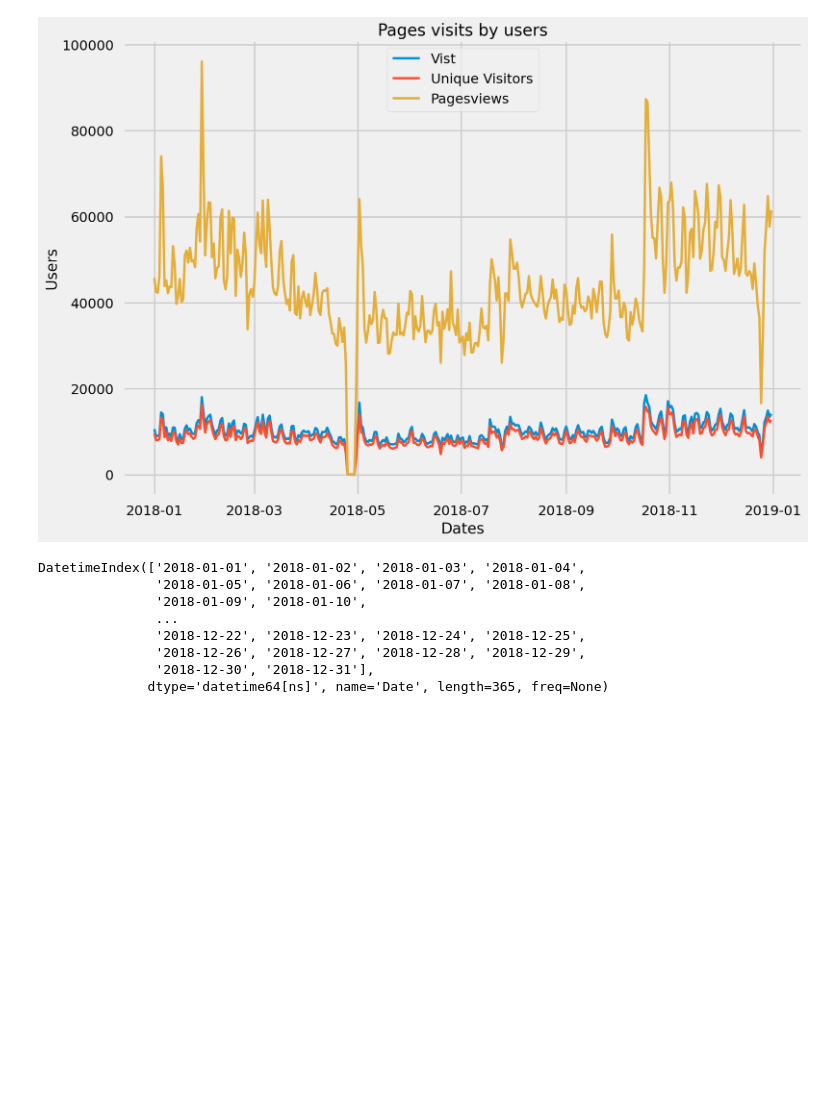
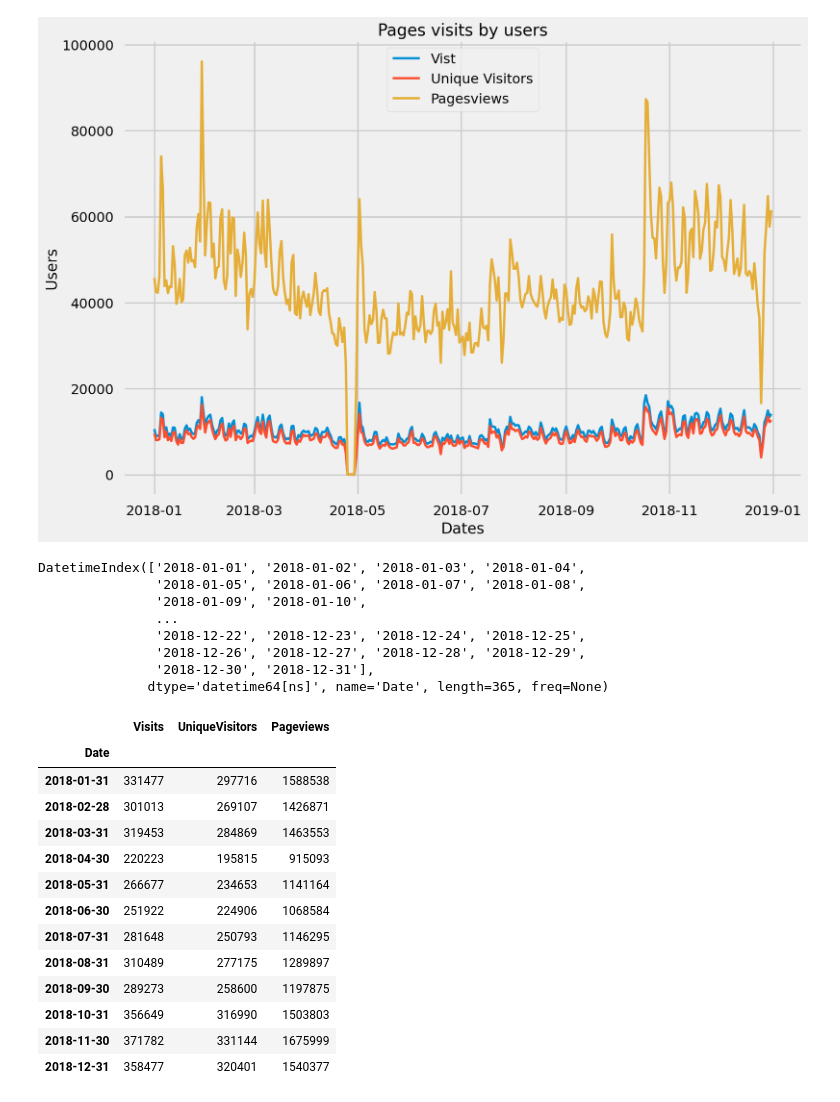
Before and after one commit to RajaOsama08/website-trafic-2018, a Jupyter notebook: data-visualization.ipynb, the cells around one changed output. Saved outputs shown, nothing was run; the diff lists cells and outputs as text; code cells hidden in the pictures; blank space fills up the shorter version.

```diff
--- a/data-visualization.ipynb
+++ b/data-visualization.ipynb
@@ -83,3 +83,22 @@ DatetimeIndex(['2018-01-01', '2018-01-02', '2018-01-03', '2018-01-04',
                '2018-12-26', '2018-12-27', '2018-12-28', '2018-12-29',
                '2018-12-30', '2018-12-31'],
               dtype='datetime64[ns]', name='Date', length=365, freq=None)
+# %%
+# grouping data into months
+df_resample = df.resample('M').sum() # converting data in month wise
+df_resample
+# %% [output]
+|  | Visits | UniqueVisitors | Pageviews |
+| Date |  |  |  |
+| 2018-01-31 | 331477 | 297716 | 1588538 |
+| 2018-02-28 | 301013 | 269107 | 1426871 |
+| 2018-03-31 | 319453 | 284869 | 1463553 |
+| 2018-04-30 | 220223 | 195815 | 915093 |
+| 2018-05-31 | 266677 | 234653 | 1141164 |
+| 2018-06-30 | 251922 | 224906 | 1068584 |
+| 2018-07-31 | 281648 | 250793 | 1146295 |
+| 2018-08-31 | 310489 | 277175 | 1289897 |
+| 2018-09-30 | 289273 | 258600 | 1197875 |
+| 2018-10-31 | 356649 | 316990 | 1503803 |
+| 2018-11-30 | 371782 | 331144 | 1675999 |
+| 2018-12-31 | 358477 | 320401 | 1540377 |
```
Also changed, not shown: parts of 1 cell of this notebook.
